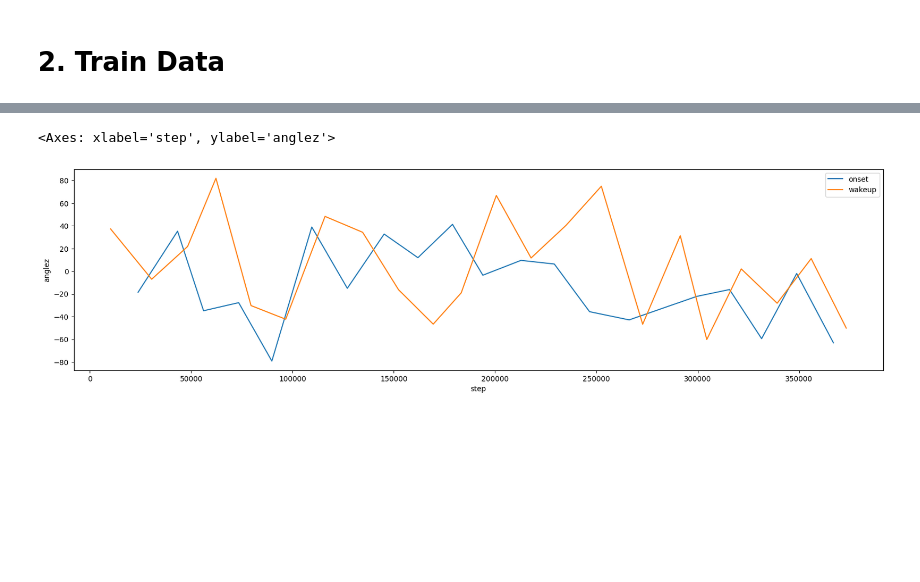
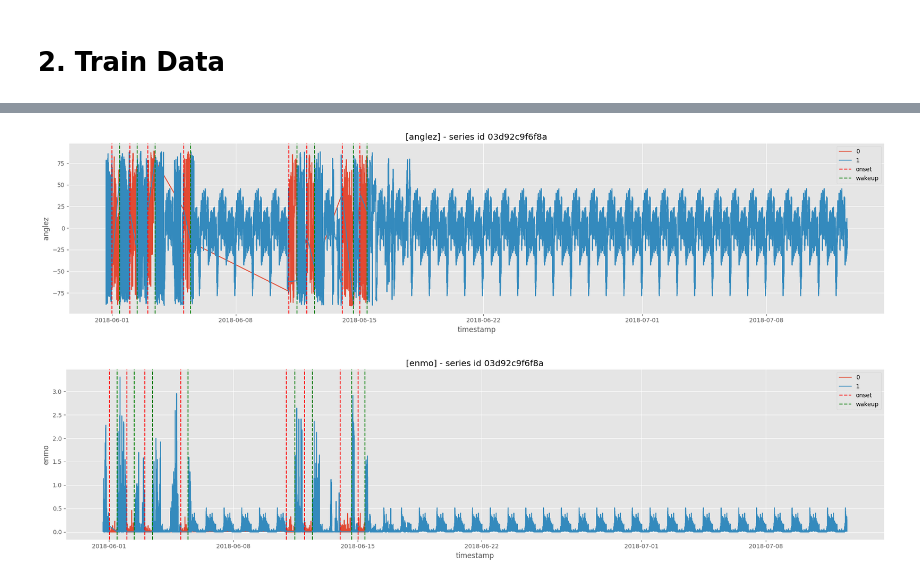
Before and after one commit to kevinkhang2909/ML-learning-journey, a Jupyter notebook: kaggle/nb.ipynb, the cells around one changed output, grey strips where cells are left out. Cells and saved outputs as stored; diff of their text form; code cells hidden in the pictures; blank space fills up the shorter version.

```diff
--- a/kaggle/nb.ipynb
+++ b/kaggle/nb.ipynb
@@ -61,0 +122,3 @@ print(df_merge.shape)
+# %%
+df_csv = df_csv.with_columns(pl.col('event').map_dict({'wakeup': 1, 'onset': 0}).alias('is_wakeup'))
+df_csv.head(10)
@@ -139,0 +188,3 @@ print(df_group['day_diff'].describe(), df_group['total_night'].describe())
+# %%
+filter_ = (pl.col('grass_date') == '2018-06-01') & (pl.col('grass_hour').is_in(['00:14:00', '10:47:00']))
+df_merge.filter(filter_).with_columns(pl.col('is_wakeup').forward_fill())
@@ -179,7 +265,38 @@ tmp
-# %%
-fig, axes = plt.subplots(1, 1, figsize=(20, 5))
-sns.lineplot(data=tmp.query('event == "onset"'), x='step', y='anglez', label='onset')
-sns.lineplot(data=tmp.query('event == "wakeup"'), x='step', y='anglez', label='wakeup')
-# %% [output]
-<Axes: xlabel='step', ylabel='anglez'>
-[figure, removed]
+# %%
+def plot(x, y, series_id, data, onset_time, wakeup_time):
+    fig, ax = plt.subplots(1, 1, figsize=(20, 5))
+    sns.lineplot(data=data, x=x, y=y, hue='is_wakeup', ax=ax)
+    for onset in onset_time:
+        ax.axvline(x=onset, color='r', linestyle='--', label='onset')
+    for wakeup in wakeup_time:
+        ax.axvline(x=wakeup, color='g', linestyle='--', label='wakeup')
+
+    # label
+    handles, labels = plt.gca().get_legend_handles_labels()
+    new_labels, new_handles = [], []
+    for handle, label in zip(handles, labels):
+        if label not in new_labels:
+            new_handles.append(handle)
+            new_labels.append(label)
+
+    ax.legend(new_handles, new_labels)
+    ax.set_title(f'[{y}] - series id {series_id}')
+    fig.tight_layout()
+
+
+def eda_series(series_id, df_merge_full, df_csv):
+    filter_ = pl.col('series_id') == series_id
+    unit_merge = df_merge_full.filter(filter_)
+    unit_label = df_csv.filter(filter_)
+
+    onset_time = unit_label.filter(pl.col('event') == 'onset')['timestamp']
+    wakeup_time = unit_label.filter(pl.col('event') == 'wakeup')['timestamp']
+
+    plot('timestamp', 'anglez', series_id, unit_merge, onset_time, wakeup_time)
+    plot('timestamp', 'enmo', series_id, unit_merge, onset_time, wakeup_time)
+# %%
+series_id = '03d92c9f6f8a'
+eda_series(series_id, df_merge_full, df_csv)
+# %% [output]
+[figure, added]
+[figure, added]
```
Also changed, not shown: parts of 27 cells of this notebook, 3 other files.
